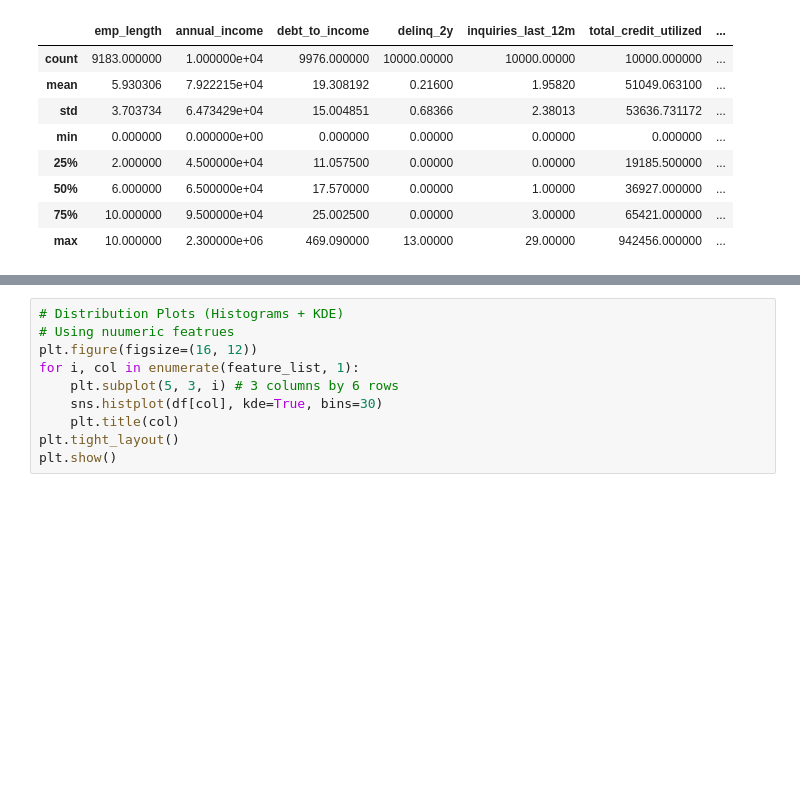
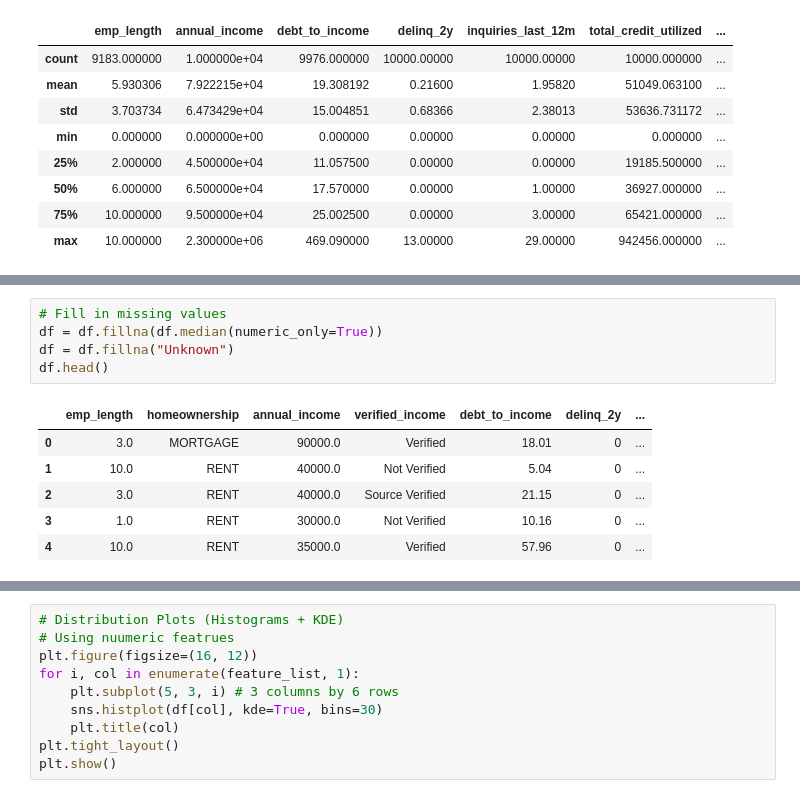
Before and after one commit to Kurodataio/Loan-Default-Prediction, a Jupyter notebook: loan-default-prediction.ipynb, the cells around one changed output, grey strips where cells are left out. Drawn from its saved outputs; the diff is of its cells as text; blank space fills up the shorter version.

Commit message:
Cleanup missing features & fill missing values

```diff
--- a/loan-default-prediction.ipynb
+++ b/loan-default-prediction.ipynb
@@ -285,0 +349,12 @@ df[feature_list].describe()
+# %%
+# Fill in missing values
+df = df.fillna(df.median(numeric_only=True))
+df = df.fillna("Unknown")
+df.head()
+# %% [output]
+|  | emp_length | homeownership | annual_income | verified_income | debt_to_income | delinq_2y | ... |
+| 0 | 3.0 | MORTGAGE | 90000.0 | Verified | 18.01 | 0 | ... |
+| 1 | 10.0 | RENT | 40000.0 | Not Verified | 5.04 | 0 | ... |
+| 2 | 3.0 | RENT | 40000.0 | Source Verified | 21.15 | 0 | ... |
+| 3 | 1.0 | RENT | 30000.0 | Not Verified | 10.16 | 0 | ... |
+| 4 | 10.0 | RENT | 35000.0 | Verified | 57.96 | 0 | ... |
```
Also changed, not shown: parts of 6 cells of this notebook.
